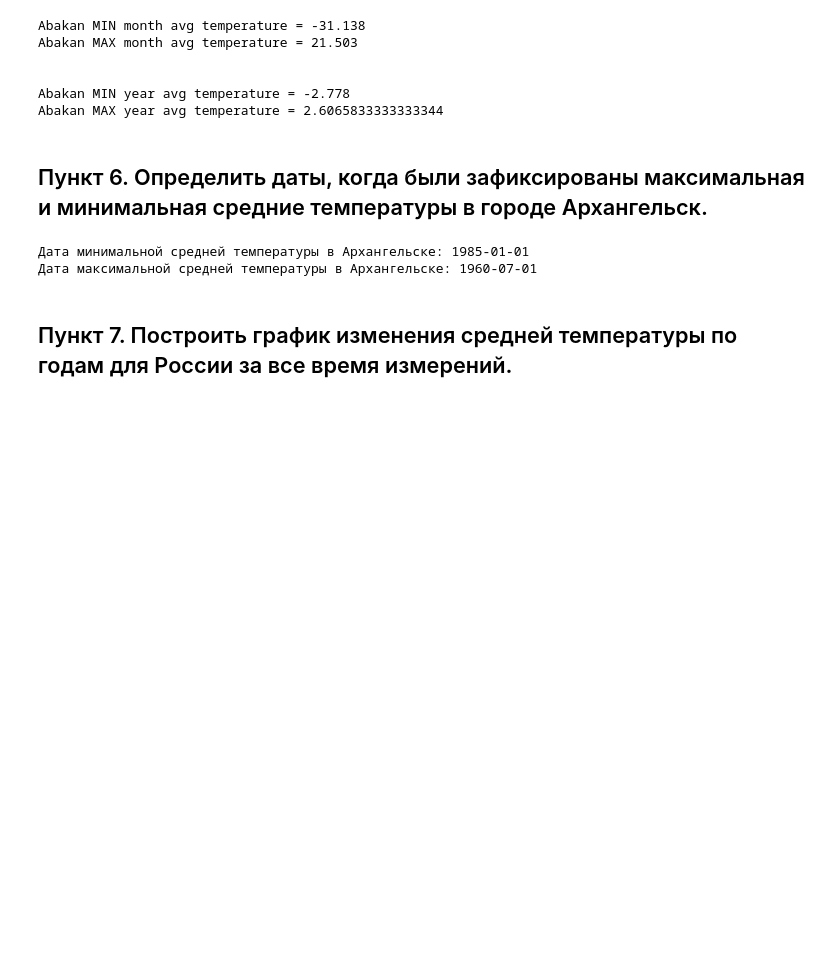
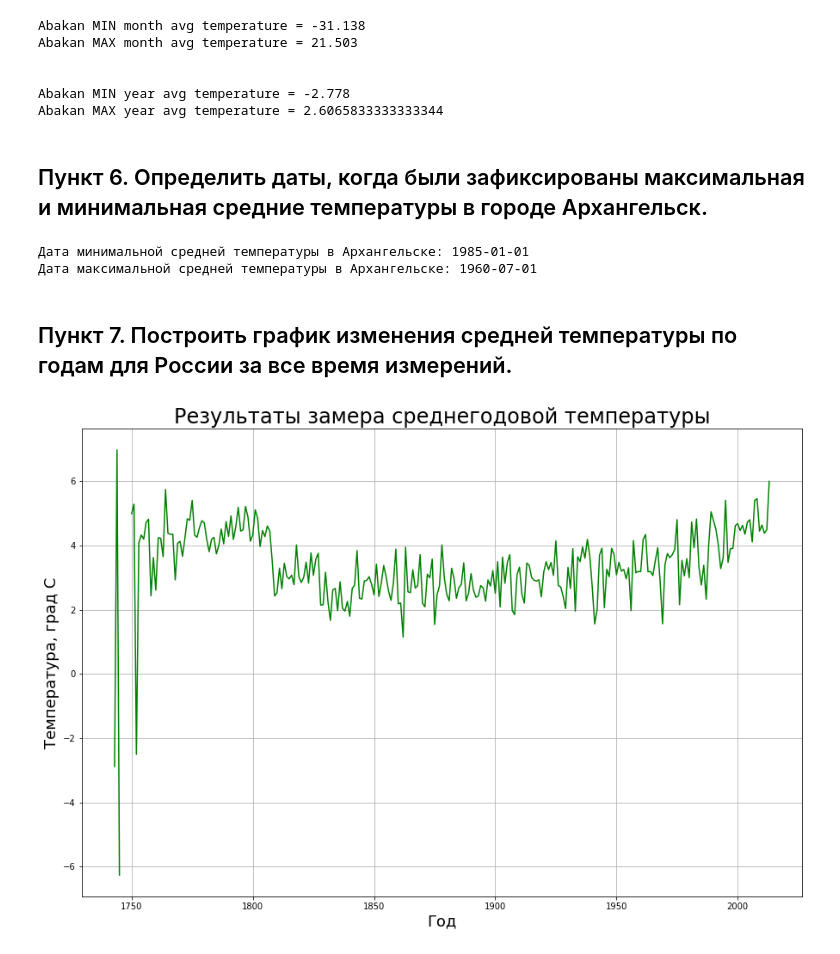
Before and after one commit to Trolljeger/HW6, a Jupyter notebook: HW6.ipynb, the cells around one changed output. Drawn from its saved outputs; the diff is of its cells as text; code cells hidden in the pictures; blank space fills up the shorter version.

```diff
--- a/HW6.ipynb
+++ b/HW6.ipynb
@@ -107,3 +107,18 @@ print(f'Дата максимальной средней температуры
 # %% [markdown]
 Пункт 7. Построить график изменения средней температуры по годам для России за все время измерений.
 ---
+# %%
+import matplotlib.pyplot as plt
+plt.close('all')
+
+RUS_avg_mean = rus_data.groupby(rus_data['dt'].dt.year)['AverageTemperature'].mean()
+
+plt.figure(figsize=(15,10))
+plt.grid()
+plt.title('Результаты замера среднегодовой температуры', fontsize = 24)
+plt.xlabel('Год', fontsize = 18)
+plt.ylabel('Температура, град С', fontsize = 18)
+plt.plot(RUS_avg_mean, color = 'green')
+plt.show()
+# %% [output]
+[figure, added]
```
Also changed, not shown: parts of 3 cells of this notebook.
